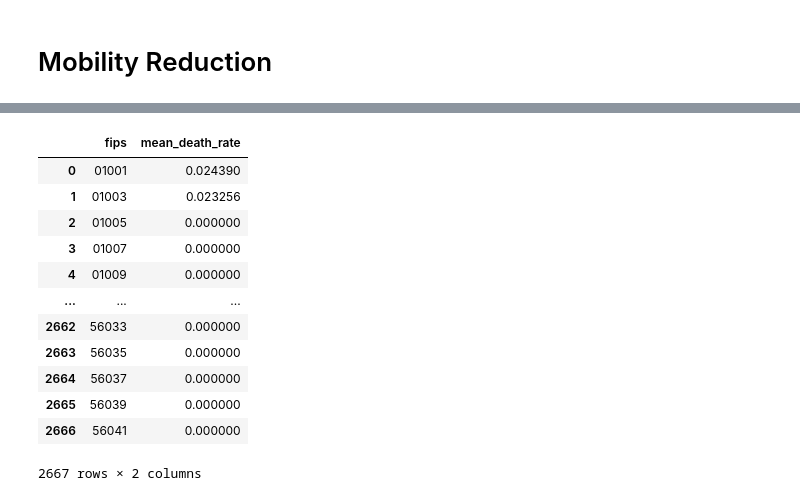
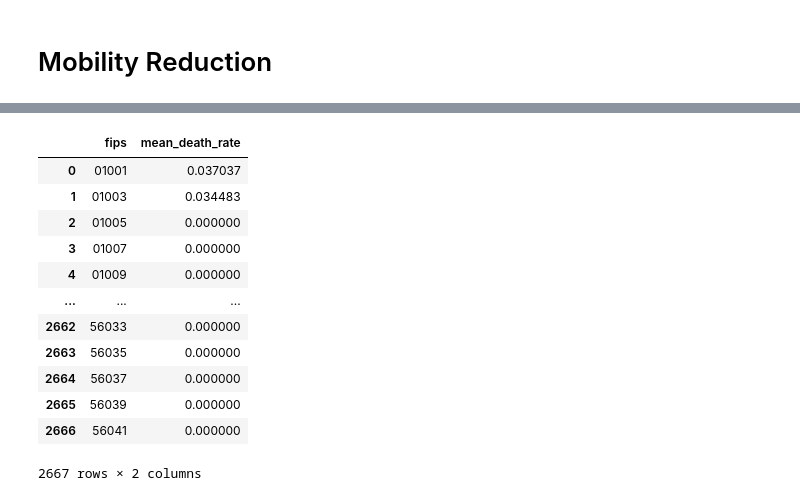
Before and after one commit to swami84/US_Mobility_COVID, a Jupyter notebook: Notebook_Model_Mobility Reduction.ipynb, the cells around one changed output, grey strips where cells are left out. Cells and saved outputs as stored; diff of their text form; code cells hidden in the pictures.

```diff
--- a/Notebook_Model_Mobility Reduction.ipynb
+++ b/Notebook_Model_Mobility Reduction.ipynb
@@ -232,13 +25,0 @@ df_county_demo.head(2)
-# %%
-county_election = pd.read_csv('./Data/countypres_2000-2016.csv', sep = '\t')
-county_election = county_election[county_election.year ==2016]
-maj_party = county_election['party'][county_election.groupby(['FIPS'])['candidatevotes'].transform(max) == county_election['candidatevotes']]
-fips = county_election['FIPS'][county_election.groupby(['FIPS'])['candidatevotes'].transform(max) == county_election['candidatevotes']]
-fips_party = pd.concat([fips,maj_party], ignore_index=False,axis=1,).reset_index(drop=True).dropna()
-fips_idx_county = county_election.set_index('FIPS')
-pct_rep = (fips_idx_county[fips_idx_county['party']=='republican']['candidatevotes'])/ \
-            (fips_idx_county[fips_idx_county['party']=='republican']['candidatevotes']+fips_idx_county[fips_idx_county['party']=='democrat']['candidatevotes'])
-pct_rep = pct_rep.reset_index().rename(columns={'candidatevotes': 'pct_republican'})
-fips_party = fips_party.join(pct_rep.set_index('FIPS'), on = 'FIPS')
-fips_party.FIPS = fips_party.FIPS.astype(int).astype(str).str.zfill(5)
-fips_party
@@ -259,10 +25,0 @@ fips_party
-# %%
-total_cols = [col for col in df_county_demo.columns if 'Total' in col]
-for col in total_cols:
-    remaining_cols = [c for c in list(df_county_demo.columns) if c!=col]
-    for df_col in remaining_cols:
-        if col.split('_')[0] in df_col:
-            df_county_demo[df_col] = df_county_demo[df_col]/df_county_demo[col]
-df_county_demo = df_county_demo.join(fips_party.set_index('FIPS'), on = 'fips')
-df_county_demo = df_county_demo.fillna(df_county_demo.mean())
-df_county_demo.isna().sum()
@@ -282,3 +26,7 @@ Length: 150, dtype: int64
+# %%
+df_mobility_rm = collect_datasets.get_mobility_data(rolling_mean=True)
+df_covid = collect_datasets.combine_covid_data()
+df_county_demo = collect_datasets.combined_county_data()
 # %%
 county_dict = df_county_demo.set_index('fips')['COUNTY'].to_dict()
 state_dict = df_county_demo.set_index('fips')['STATE'].to_dict()
@@ -295,7 +43,7 @@ df_mobility_rm['COUNTY'] = df_mobility_rm['fips'].apply(lambda x: get_name(count
 # %%
 df_mob_rm_train = df_mobility_rm.copy()
 # %%
-# Creating a dataframe to record reduction in spending and mobility before and after covid
+# Creating a dataframe to record reduction in mobility before and after covid
 target_cols = ['rolling_mean_mob'] #,'spend_all']
 covid_date = datetime.datetime.strptime('2020-03-15', '%Y-%m-%d')
 window = covid_date -datetime.timedelta(days=10)
@@ -304,7 +52,7 @@ df_pre = df_mob_rm_train[(df_mob_rm_train.date<covid_date)]
 df_pre_mean = df_pre.groupby(['fips','date'])[target_cols].mean()
 
 pre_covid_mean = df_pre_mean.groupby(level=[0])[target_cols].mean()
-df_covid_mean = df_covid.groupby(['fips','date'])[target_cols].mean()
+df_covid_mean = df_post_covid.groupby(['fips','date'])[target_cols].mean()
 
 
 post_covid_min_date = df_covid_mean.groupby(level=[0])[target_cols].idxmin()
@@ -362,19 +106,19 @@ plt.yscale('log')
 # %%
 df_covid_case_mean = pd.DataFrame(columns=['fips','mean_case_rate' ])
 df_covid_death_mean = pd.DataFrame(columns=['fips','mean_death_rate' ])
-
+df_covid_tr = df_covid[df_covid.date >=covid_date]
 for fips in df_mob_spend_red.fips.unique():
     date_thr = df_mob_spend_red[df_mob_spend_red.fips==fips]['min_date_rolling_mean_mob'].values[0]
     mean_case_rate = df_covid_tr[(df_covid_tr.fips==fips)& (df_covid_tr.date<=date_thr)]['Daily_cases'].mean()
     mean_death_rate = df_covid_tr[(df_covid_tr.fips==fips)& (df_covid_tr.date<=date_thr)]['Daily_deaths'].mean()
     df_covid_case_mean = df_covid_case_mean.append({'fips':fips,'mean_case_rate':mean_case_rate},ignore_index=True)
     df_covid_death_mean = df_covid_death_mean.append({'fips':fips,'mean_death_rate':mean_death_rate},ignore_index=True)
 
 df_covid_death_mean
 # %% [output]
 |  | fips | mean_death_rate |
-| 0 | 01001 | 0.024390 |
-| 1 | 01003 | 0.023256 |
+| 0 | 01001 | 0.037037 |
+| 1 | 01003 | 0.034483 |
 | 2 | 01005 | 0.000000 |
 | 3 | 01007 | 0.000000 |
 | 4 | 01009 | 0.000000 |
```
Also changed, not shown: parts of 24 cells of this notebook, 1 other file.
